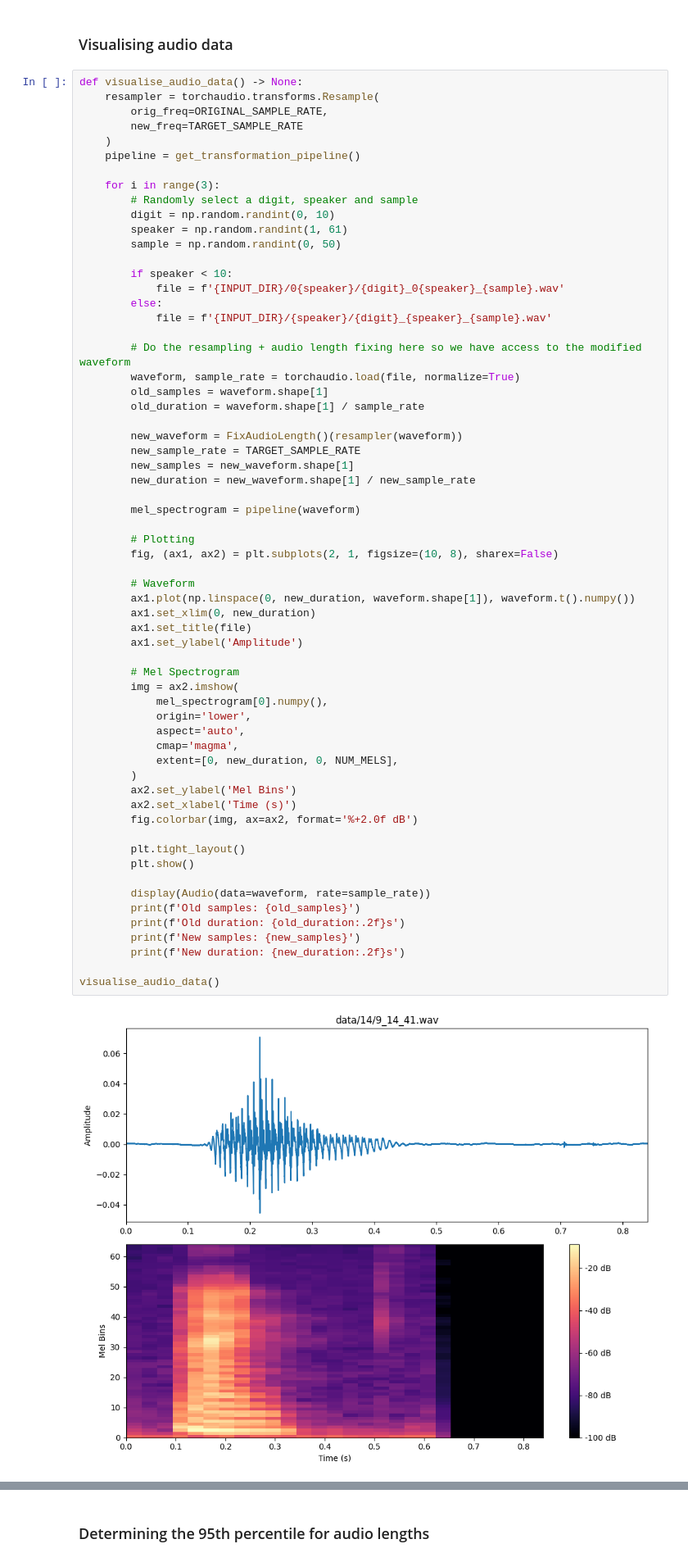
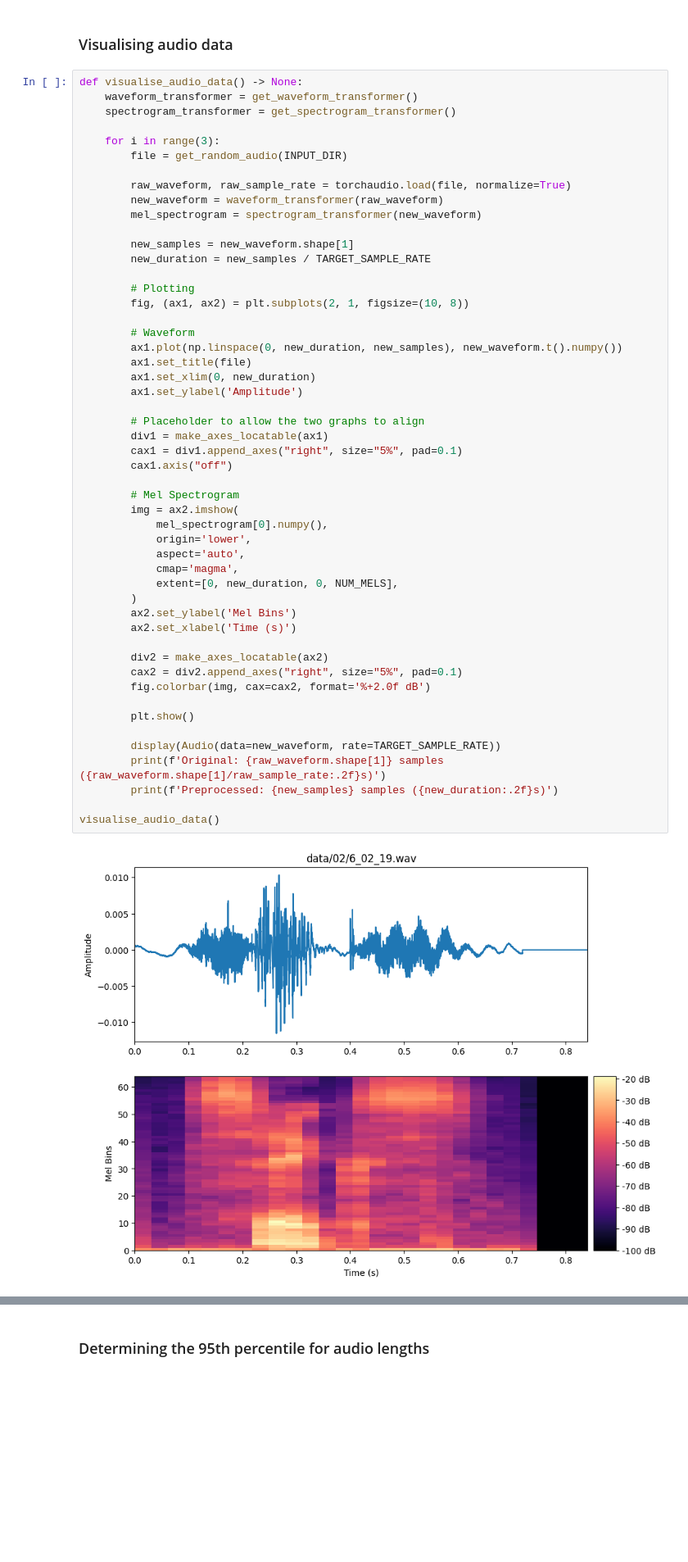
Before and after one commit to jackr03/bio-inspired-sonar-for-underwater-object-detection, a Jupyter notebook: train_cnn.ipynb, the cells around one changed output, grey strips where cells are left out. Shown at 82% size. Saved outputs shown, nothing was run; the diff lists cells and outputs as text; blank space fills up the shorter version.

```diff
--- a/train_cnn.ipynb
+++ b/train_cnn.ipynb
@@ -58,66 +60,55 @@ Using device: mps
 ### Visualising audio data
 # %%
 def visualise_audio_data() -> None:
-    resampler = torchaudio.transforms.Resample(
-        orig_freq=ORIGINAL_SAMPLE_RATE,
-        new_freq=TARGET_SAMPLE_RATE
-    )
-    pipeline = get_transformation_pipeline()
+    waveform_transformer = get_waveform_transformer()
+    spectrogram_transformer = get_spectrogram_transformer()
 
     for i in range(3):
-        # Randomly select a digit, speaker and sample
-        digit = np.random.randint(0, 10)
-        speaker = np.random.randint(1, 61)
-        sample = np.random.randint(0, 50)
+        file = get_random_audio(INPUT_DIR)
 
-        if speaker < 10:
-            file = f'{INPUT_DIR}/0{speaker}/{digit}_0{speaker}_{sample}.wav'
-        else:
-            file = f'{INPUT_DIR}/{speaker}/{digit}_{speaker}_{sample}.wav'
+        raw_waveform, raw_sample_rate = torchaudio.load(file, normalize=True)
+        new_waveform = waveform_transformer(raw_waveform)
+        mel_spectrogram = spectrogram_transformer(new_waveform)
 
-        # Do the resampling + audio length fixing here so we have access to the modified waveform
-        waveform, sample_rate = torchaudio.load(file, normalize=True)
-        old_samples = waveform.shape[1]
-        old_duration = waveform.shape[1] / sample_rate
-
-        new_waveform = FixAudioLength()(resampler(waveform))
-        new_sample_rate = TARGET_SAMPLE_RATE
         new_samples = new_waveform.shape[1]
-        new_duration = new_waveform.shape[1] / new_sample_rate
-
-        mel_spectrogram = pipeline(waveform)
+        new_duration = new_samples / TARGET_SAMPLE_RATE
 
         # Plotting
-        fig, (ax1, ax2) = plt.subplots(2, 1, figsize=(10, 8), sharex=False)
+        fig, (ax1, ax2) = plt.subplots(2, 1, figsize=(10, 8))
 
         # Waveform
-        ax1.plot(np.linspace(0, new_duration, waveform.shape[1]), waveform.t().numpy())
+        ax1.plot(np.linspace(0, new_duration, new_samples), new_waveform.t().numpy())
+        ax1.set_title(file)
         ax1.set_xlim(0, new_duration)
-        ax1.set_title(file)
         ax1.set_ylabel('Amplitude')
+
+        # Placeholder to allow the two graphs to align
+        div1 = make_axes_locatable(ax1)
+        cax1 = div1.append_axes("right", size="5%", pad=0.1)
+        cax1.axis("off")
 
         # Mel Spectrogram
         img = ax2.imshow(
             mel_spectrogram[0].numpy(),
             origin='lower',
             aspect='auto',
             cmap='magma',
             extent=[0, new_duration, 0, NUM_MELS],
         )
         ax2.set_ylabel('Mel Bins')
         ax2.set_xlabel('Time (s)')
-        fig.colorbar(img, ax=ax2, format='%+2.0f dB')
 
-        plt.tight_layout()
+        div2 = make_axes_locatable(ax2)
+        cax2 = div2.append_axes("right", size="5%", pad=0.1)
+        fig.colorbar(img, cax=cax2, format='%+2.0f dB')
+
         plt.show()
 
-        display(Audio(data=waveform, rate=sample_rate))
-        print(f'Old samples: {old_samples}')
-        print(f'Old duration: {old_duration:.2f}s')
-        print(f'New samples: {new_samples}')
-        print(f'New duration: {new_duration:.2f}s')
+        display(Audio(data=new_waveform, rate=TARGET_SAMPLE_RATE))
+        print(f'Original: {raw_waveform.shape[1]} samples ({raw_waveform.shape[1]/raw_sample_rate:.2f}s)')
+        print(f'Preprocessed: {new_samples} samples ({new_duration:.2f}s)')
 
 visualise_audio_data()
 # %% [output]
-[figure, old version]
+[figure, new version]
 [interactive output not drawn]
```
Also changed, not shown: parts of 5 cells of this notebook, 4 other files.
